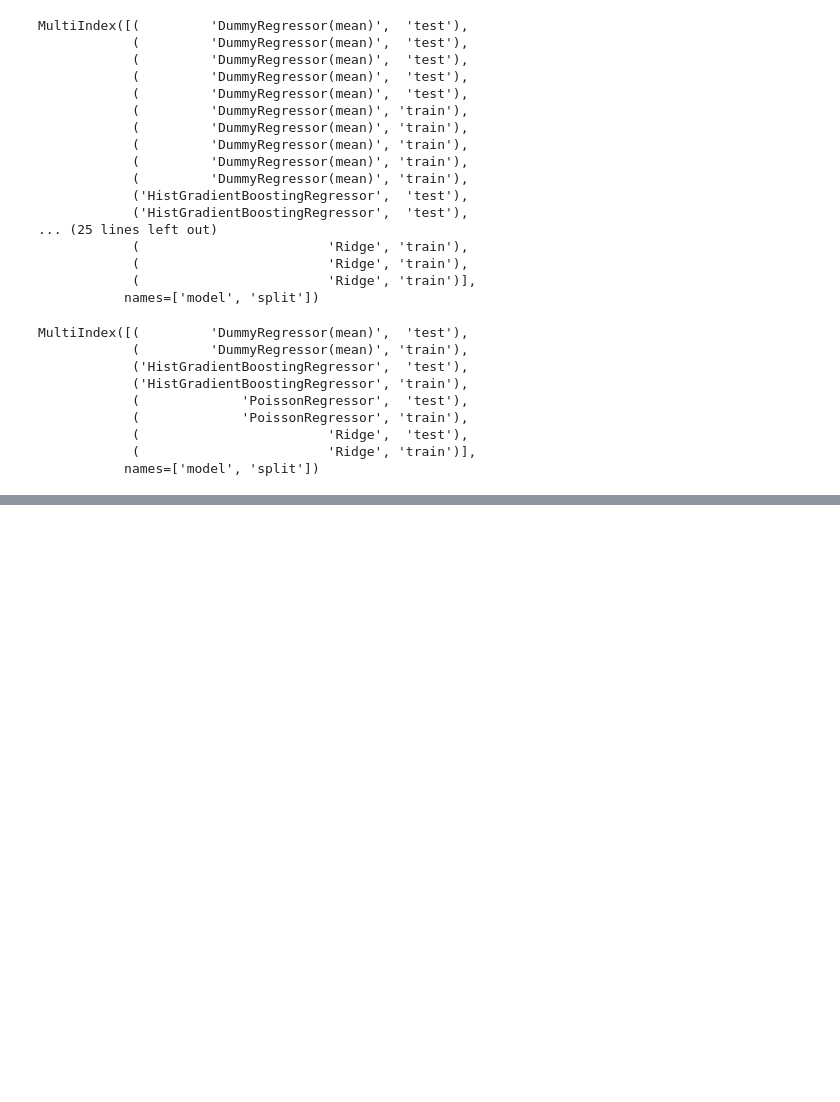
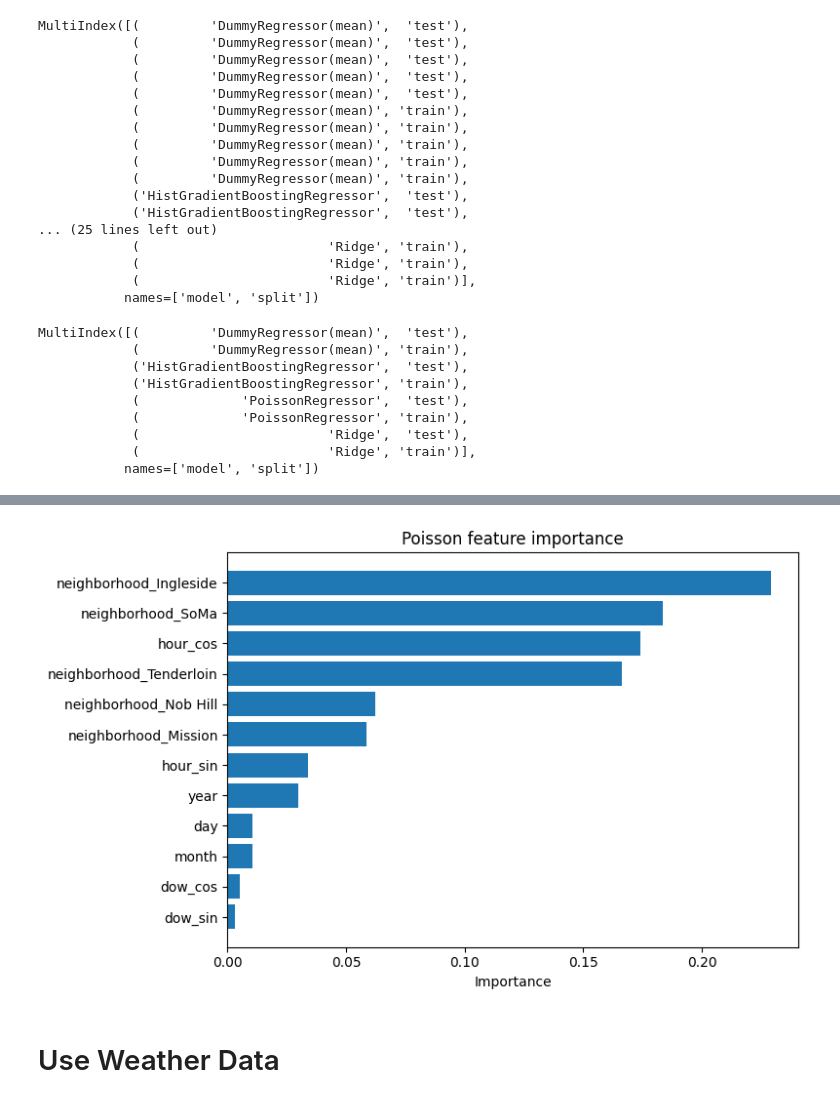
Before and after one commit to terryjbates/predicting_urban_events_with_scikit_learn, a Jupyter notebook: ch_3_design_ml_model.ipynb, the cells around one changed output, grey strips where cells are left out. Saved outputs shown, nothing was run; the diff lists cells and outputs as text; code cells hidden in the pictures; blank space fills up the shorter version.

Commit message:
Add data and chapter_3 data augmentation

```diff
--- a/ch_3_design_ml_model.ipynb
+++ b/ch_3_design_ml_model.ipynb
@@ -2008,0 +2030,8 @@ report
+# %%
+# Ridge
+pois_imp = linear_feature_importance(pois)
+plot_feature_importance(pois_imp, "importance", "Poisson feature importance")
+# %% [output]
+[figure, added]
+# %% [markdown]
+# Use Weather Data
```
Also changed, not shown: parts of 97 cells of this notebook, 4 other files.
